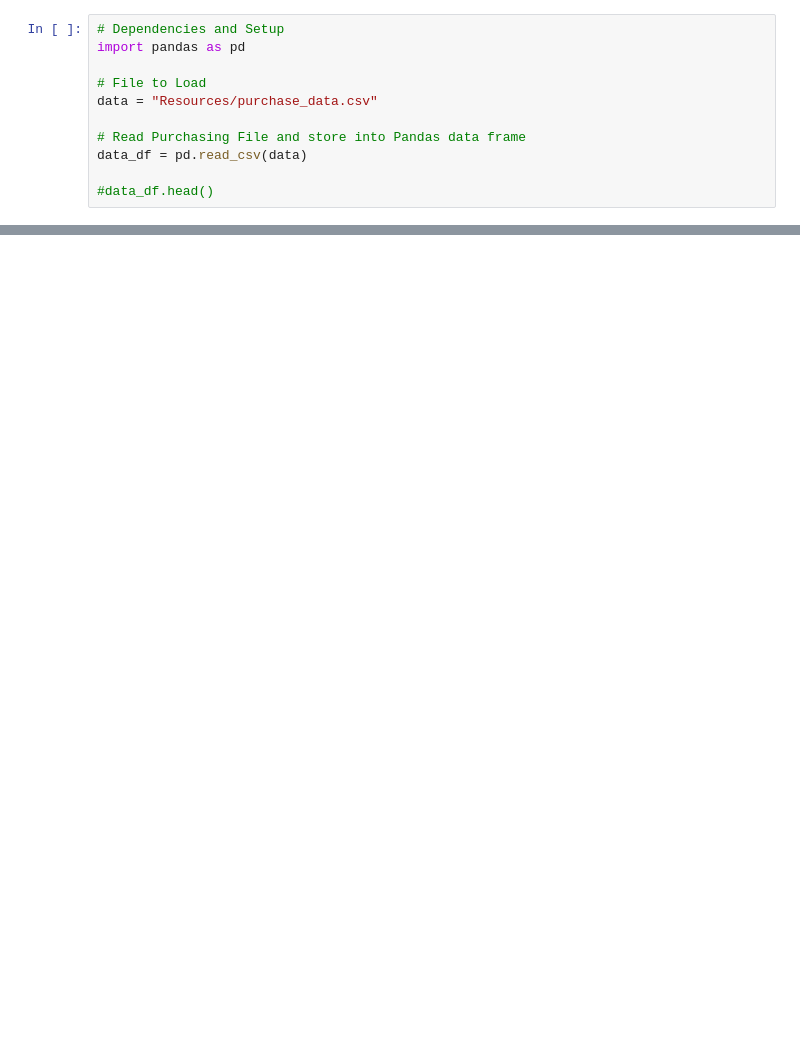
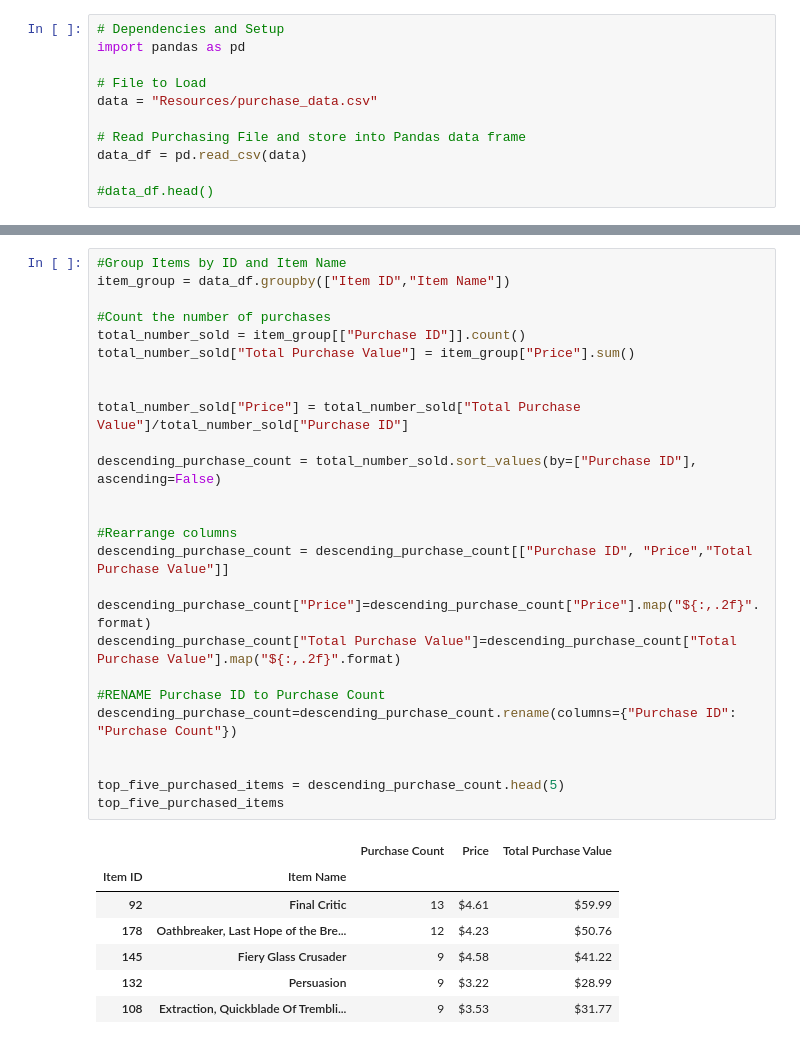
Before and after one commit to Jecyfdez/Pandas-Challenge, a Jupyter notebook: HeroesOfPymoli/MainHeroes.ipynb, the cells around one changed output, grey strips where cells are left out. Saved outputs shown, nothing was run; the diff lists cells and outputs as text; blank space fills up the shorter version.

```diff
--- a/HeroesOfPymoli/MainHeroes.ipynb
+++ b/HeroesOfPymoli/MainHeroes.ipynb
@@ -289,0 +324,34 @@ AttributeError: 'DataFrameGroupBy' object has no attribute 'loc'
+# %%
+#Group Items by ID and Item Name
+item_group = data_df.groupby(["Item ID","Item Name"])
+
+#Count the number of purchases
+total_number_sold = item_group[["Purchase ID"]].count()
+total_number_sold["Total Purchase Value"] = item_group["Price"].sum()
+
+
+total_number_sold["Price"] = total_number_sold["Total Purchase Value"]/total_number_sold["Purchase ID"]
+
+descending_purchase_count = total_number_sold.sort_values(by=["Purchase ID"], ascending=False)
+
+
+#Rearrange columns
+descending_purchase_count = descending_purchase_count[["Purchase ID", "Price","Total Purchase Value"]]
+
+descending_purchase_count["Price"]=descending_purchase_count["Price"].map("${:,.2f}".format)
+descending_purchase_count["Total Purchase Value"]=descending_purchase_count["Total Purchase Value"].map("${:,.2f}".format)
+
+#RENAME Purchase ID to Purchase Count
+descending_purchase_count=descending_purchase_count.rename(columns={"Purchase ID": "Purchase Count"})
+
+
+top_five_purchased_items = descending_purchase_count.head(5)
+top_five_purchased_items
+# %% [output]
+|  |  | Purchase Count | Price | Total Purchase Value |
+| Item ID | Item Name |  |  |  |
+| 92 | Final Critic | 13 | $4.61 | $59.99 |
+| 178 | Oathbreaker, Last Hope of the Bre... | 12 | $4.23 | $50.76 |
+| 145 | Fiery Glass Crusader | 9 | $4.58 | $41.22 |
+| 132 | Persuasion | 9 | $3.22 | $28.99 |
+| 108 | Extraction, Quickblade Of Trembli... | 9 | $3.53 | $31.77 |
```
Also changed, not shown: parts of 43 cells of this notebook.
